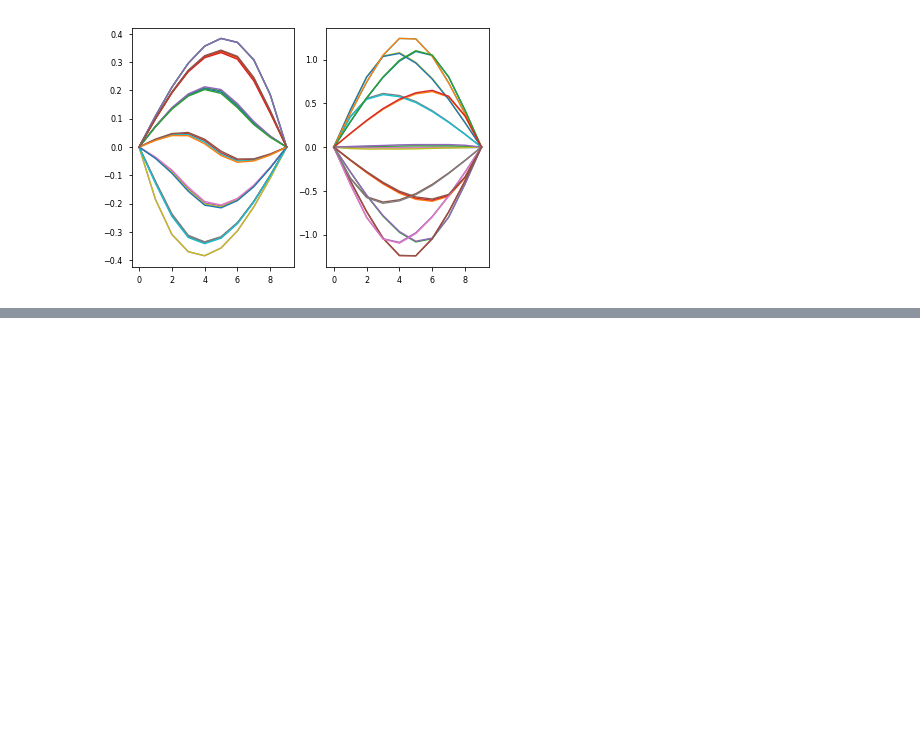
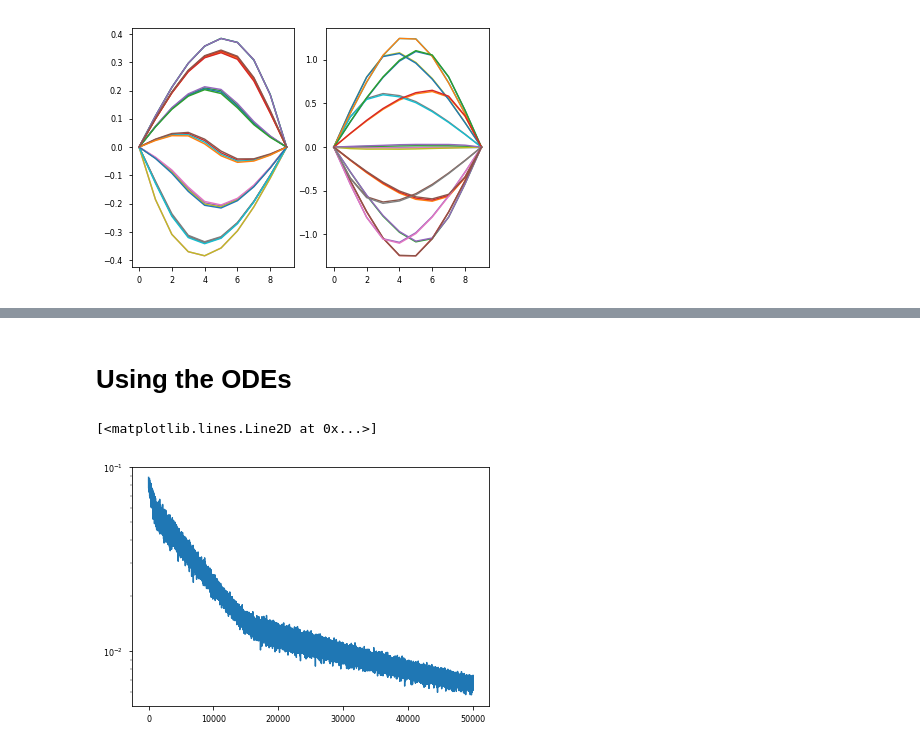
Before and after one commit to afqueiruga/on_learned_dynamics, a Jupyter notebook: WaveEquation.ipynb, the cells around one changed output, grey strips where cells are left out. Cells and saved outputs as stored; diff of their text form; code cells hidden in the pictures; blank space fills up the shorter version.

```diff
--- a/WaveEquation.ipynb
+++ b/WaveEquation.ipynb
@@ -29,6 +33,7 @@ from analytical_solutions import *
 ts, data = make_wave_dataset(10, 500, t_max=83,
                              params=WAVE_PARAMS[1])
 torch_data = data_to_torch(data, device=device)
+torch_ts = data_to_torch(ts, device=device)
 NT,_,NX = data.shape
 dt = ts[1]-ts[0]
 data.shape
@@ -112,0 +118,20 @@ seaborn.heatmap(Lambda, cmap='RdBu', center=0)
+# %% [markdown]
+# Using the ODEs
+# %%
+class MultiLinearODE(models.MultiLinear):
+    """MultiLinear with a t"""
+    def __init__(self, *args, **kwargs):
+        super(MultiLinearODE,self).__init__(*args,**kwargs)
+    def forward(self, t, x):
+        xflat = torch.flatten(x, start_dim=-len(self.in_dims))
+        hflat = self.net(xflat)
+        return torch.reshape( hflat, hflat.shape[:-1]+self.out_dims )
+# %%
+model_ode = MultiLinearODE((2,NX),(2,NX),bias=False).double()
+# %%
+_,losses=train_a_neural_ode(torch_data, torch_ts, model_ode,
+                                         device=device)
+plt.semilogy(losses)
+# %% [output]
+[<matplotlib.lines.Line2D at 0x...>]
+[figure, added]
```
Also changed, not shown: parts of 8 cells of this notebook, 1 other file.
